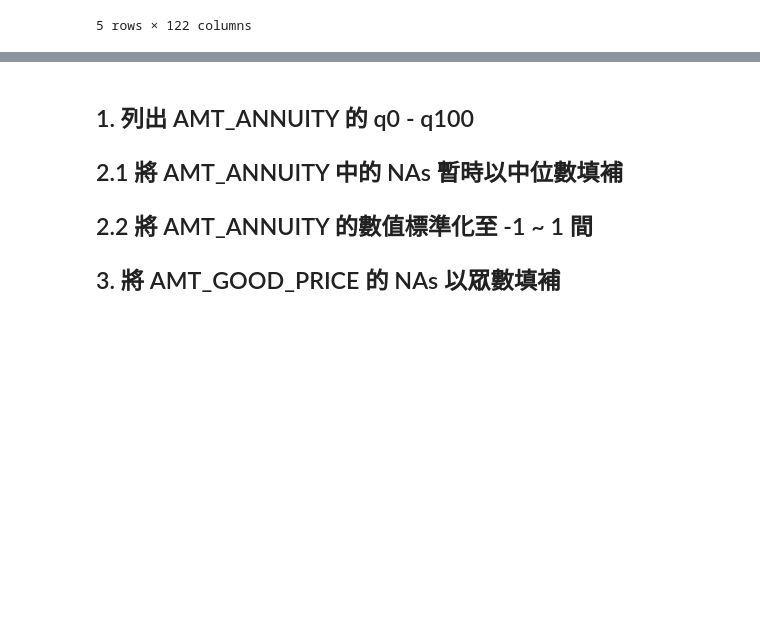
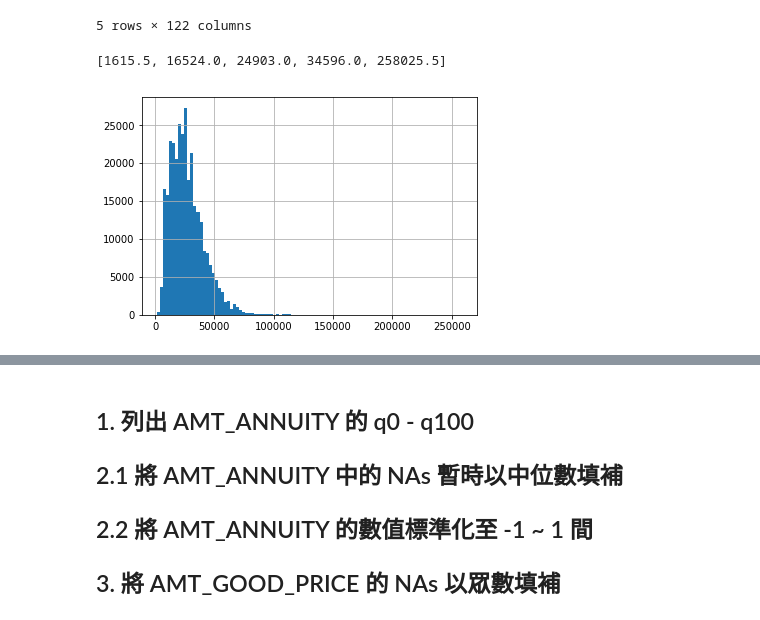
Before and after one commit to siyang06/ML-100-Days, a Jupyter notebook: homework/Day_007_HW.ipynb, the cells around one changed output, grey strips where cells are left out. Cells and saved outputs as stored; diff of their text form; code cells hidden in the pictures; blank space fills up the shorter version.

```diff
--- a/homework/Day_007_HW.ipynb
+++ b/homework/Day_007_HW.ipynb
@@ -31,3 +31,15 @@ Path of read in data: ./data/application_train.csv
 | 3 | 100006 | 0 | Cash loans | F | N | Y | 0 | ... |
 | 4 | 100007 | 0 | Cash loans | M | N | Y | 0 | ... |
 5 rows × 122 columns
+# %%
+# Ignore NA, 計算五值
+five_num = [0, 25, 50, 75, 100]
+quantile_5s = [np.percentile(app_train[~app_train['AMT_ANNUITY'].isnull()]['AMT_ANNUITY'], q = i) for i in five_num]
+print(quantile_5s)
+# %% [output]
+[1615.5, 16524.0, 24903.0, 34596.0, 258025.5]
+# %%
+app_train[~app_train['AMT_ANNUITY'].isnull()]['AMT_ANNUITY'].hist(bins = 100)
+plt.show()
+# %% [output]
+[figure, added]
```
Also changed, not shown: parts of 2 cells of this notebook.
